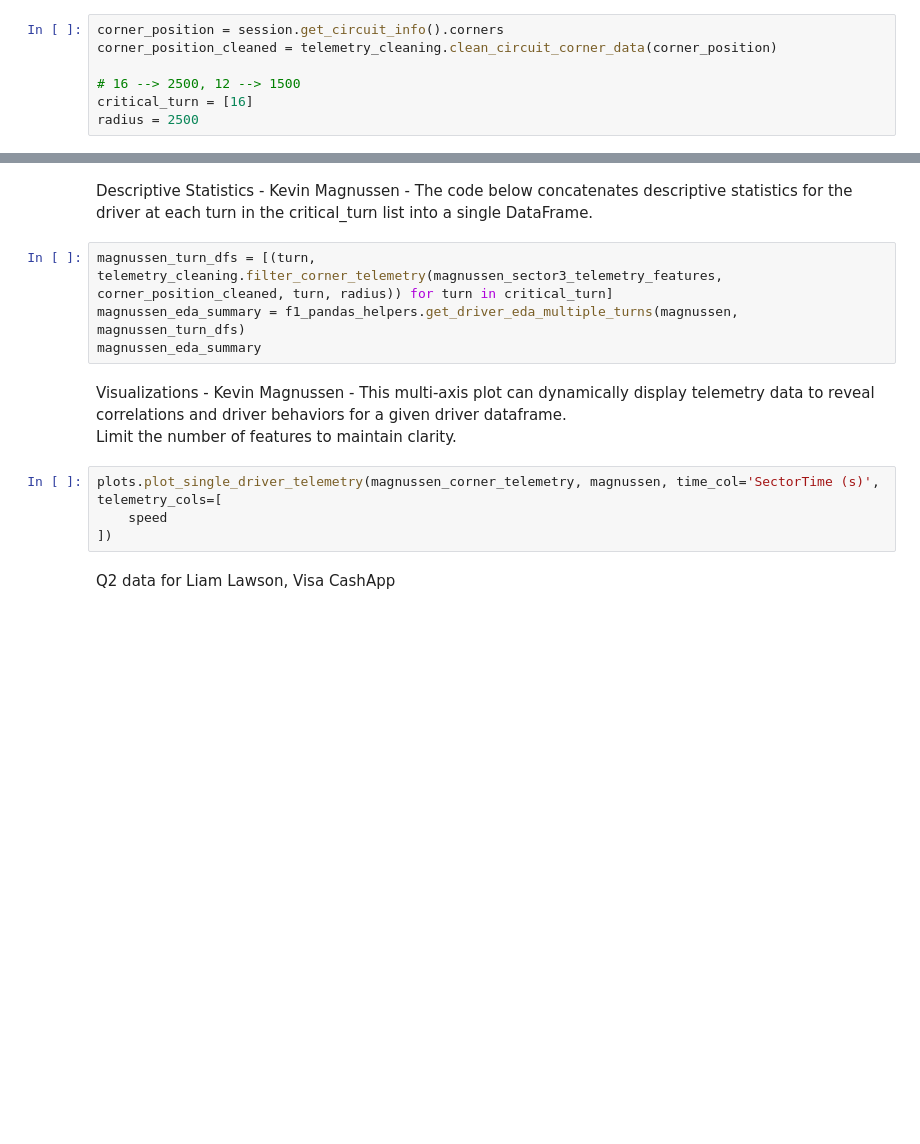
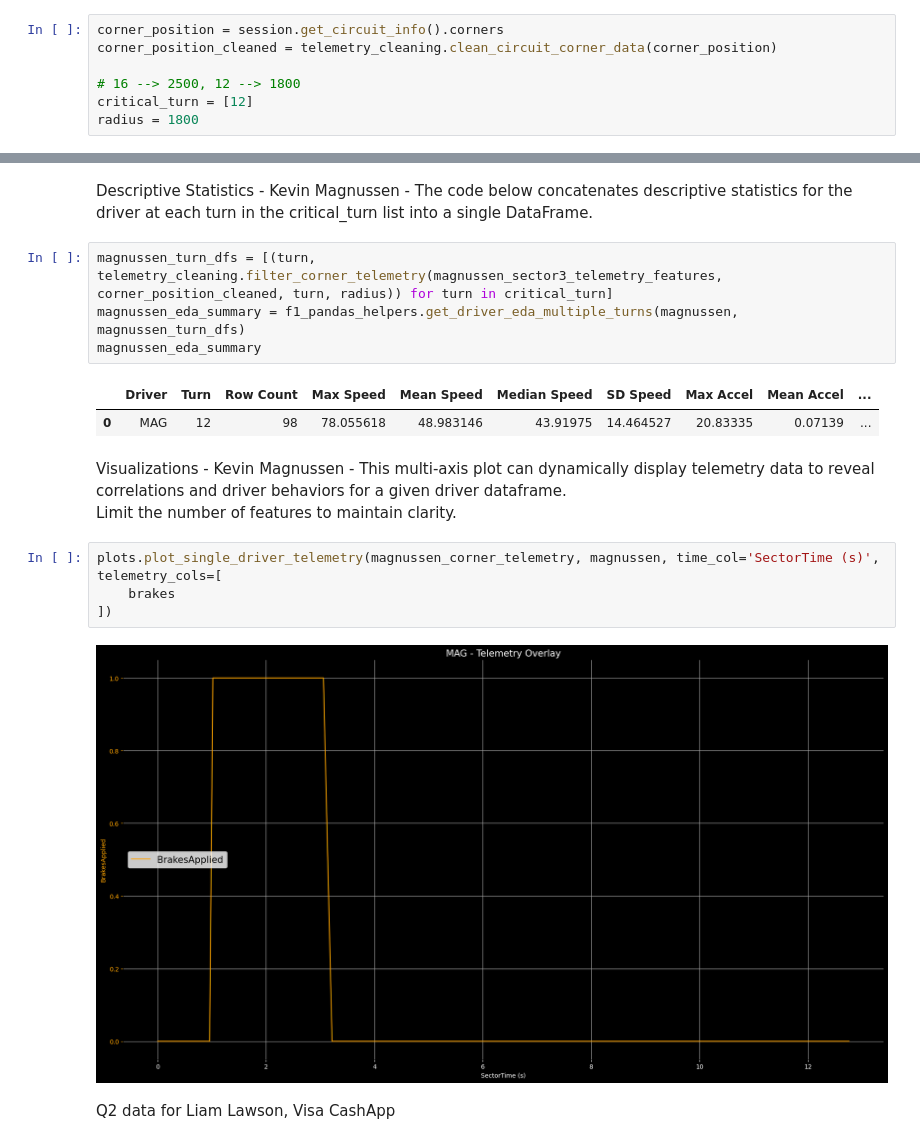
Before and after one commit to PESIII23/f1-driving-style-analytics-tool, a Jupyter notebook: notebooks/01_single_driver_eda.ipynb, the cells around one changed output, grey strips where cells are left out. Cells and saved outputs as stored; diff of their text form; blank space fills up the shorter version.

```diff
--- a/notebooks/01_single_driver_eda.ipynb
+++ b/notebooks/01_single_driver_eda.ipynb
@@ -81,9 +81,9 @@ The code extracts circuit information for the session’s corners. The `critical
 corner_position = session.get_circuit_info().corners
 corner_position_cleaned = telemetry_cleaning.clean_circuit_corner_data(corner_position)
 
-# 16 --> 2500, 12 --> 1500
-critical_turn = [16]
-radius = 2500
+# 16 --> 2500, 12 --> 1800
+critical_turn = [12]
+radius = 1800
 # %% [markdown]
 For each driver, the telemetry from their fastest qualifying lap is isolated by filtering based on sector timestamps. These sector datasets are then cleaned, enriched with derived features, and filtered by turn to focus on the segments most informative for analyzing driver behavior and responses in complex areas.
 # %% [markdown]
@@ -500,13 +520,18 @@ Descriptive Statistics - Kevin Magnussen - The code below concatenates descripti
 magnussen_turn_dfs = [(turn, telemetry_cleaning.filter_corner_telemetry(magnussen_sector3_telemetry_features, corner_position_cleaned, turn, radius)) for turn in critical_turn]
 magnussen_eda_summary = f1_pandas_helpers.get_driver_eda_multiple_turns(magnussen, magnussen_turn_dfs)
 magnussen_eda_summary
+# %% [output]
+|  | Driver | Turn | Row Count | Max Speed | Mean Speed | Median Speed | SD Speed | Max Accel | Mean Accel | ... |
+| 0 | MAG | 12 | 98 | 78.055618 | 48.983146 | 43.91975 | 14.464527 | 20.83335 | 0.07139 | ... |
 # %% [markdown]
 Visualizations - Kevin Magnussen - This multi-axis plot can dynamically display telemetry data to reveal correlations and driver behaviors for a given driver dataframe.
 Limit the number of features to maintain clarity.
 # %%
 plots.plot_single_driver_telemetry(magnussen_corner_telemetry, magnussen, time_col='SectorTime (s)', telemetry_cols=[
-    speed
+    brakes
 ])
+# %% [output]
+[figure, added]
 # %% [markdown]
 Q2 data for Liam Lawson, Visa CashApp
 # %%
```
Also changed, not shown: parts of 10 cells of this notebook, 1 other file.
